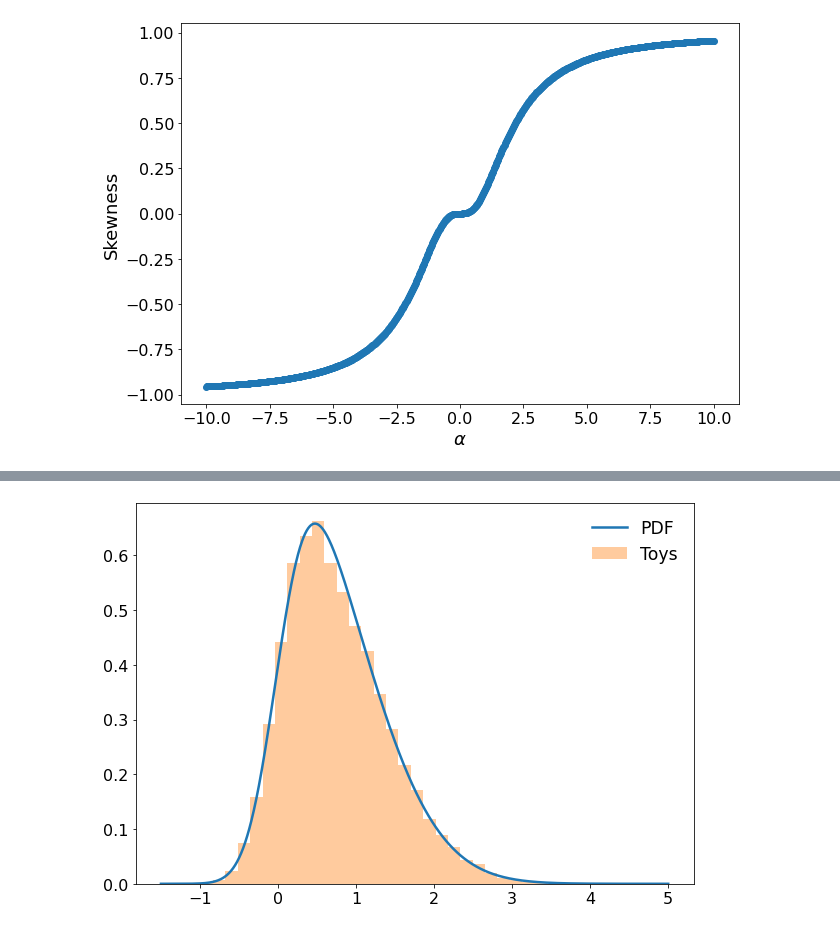
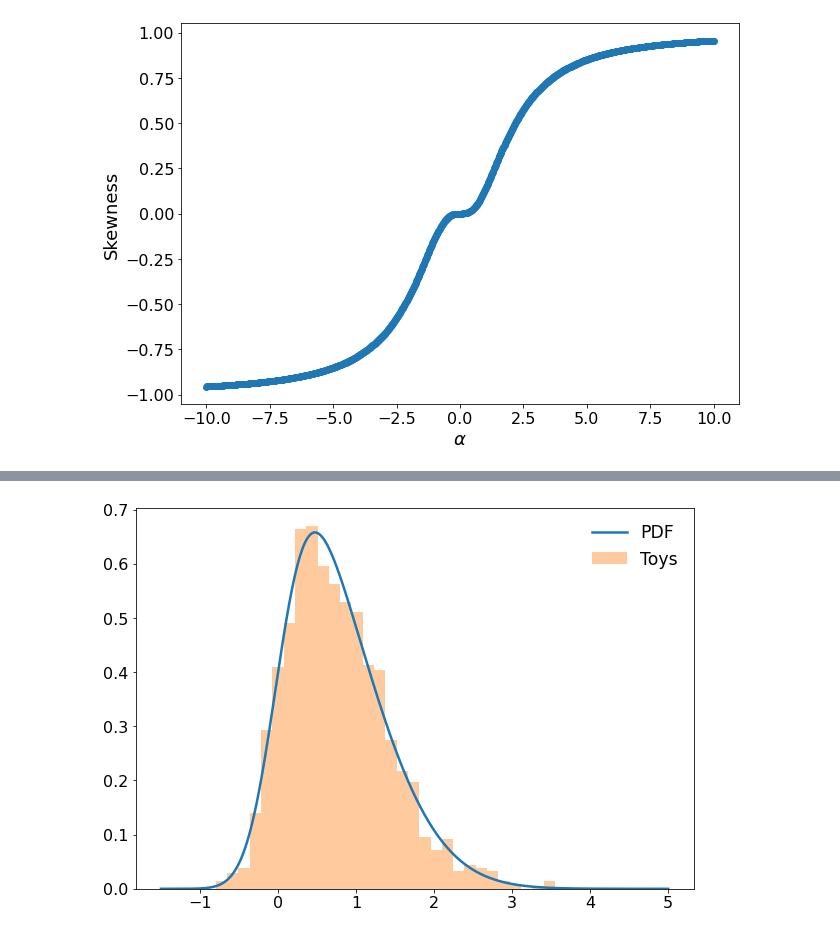
Before and after one commit to rmadar/asympdf, a Jupyter notebook: ToolTesting.ipynb, the cells around one changed output, grey strips where cells are left out. Saved outputs shown, nothing was run; the diff lists cells and outputs as text; code cells hidden in the pictures.

```diff
--- a/ToolTesting.ipynb
+++ b/ToolTesting.ipynb
@@ -104,9 +119,9 @@ plt.legend();
 # %%
 f = apdf.ndimSkewNormal(alpha=3).pdf
 xs = np.linspace(-1.5, 5, 1000)
 plt.plot(xs, f(xs), label='PDF');
-plt.hist(apdf.generateData(f, n=100000), density=True, bins=30, alpha=0.4, label='Toys')
+plt.hist(apdf.generateData(f, n=10000), density=True, bins=30, alpha=0.4, label='Toys')
 plt.legend();
 # %% [output]
-[figure, old version]
+[figure, new version]
 # %%
```
Also changed, not shown: parts of 11 cells of this notebook, 5 other files.
